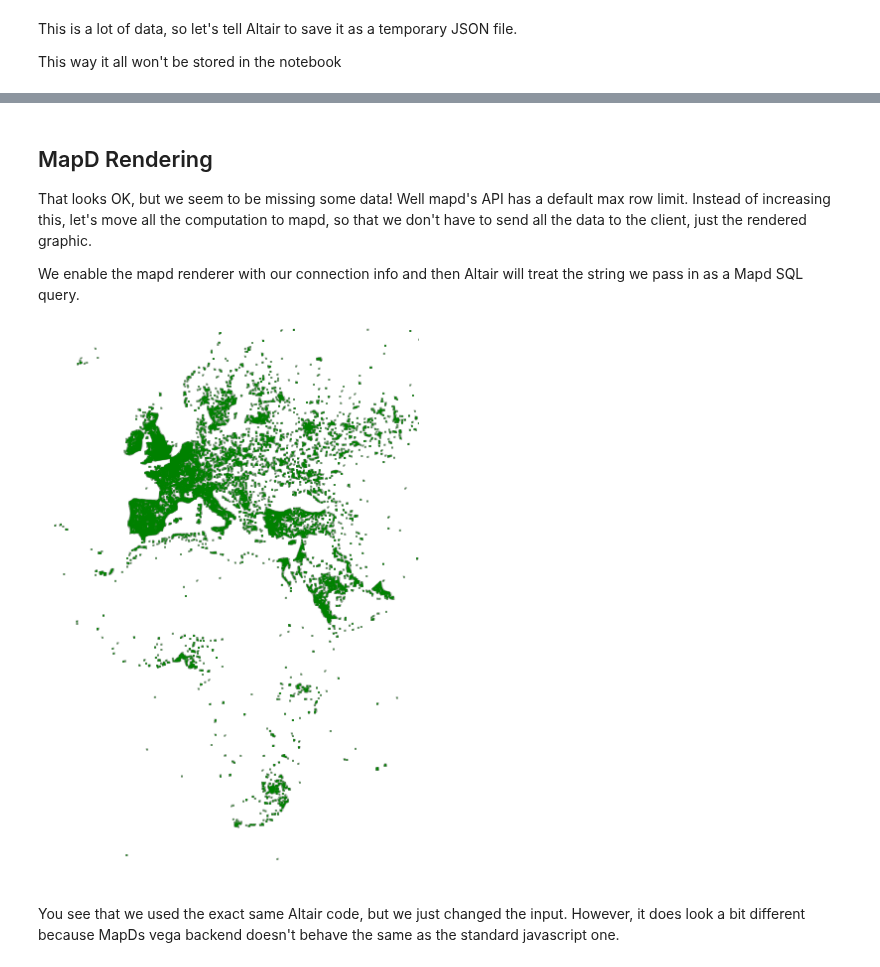
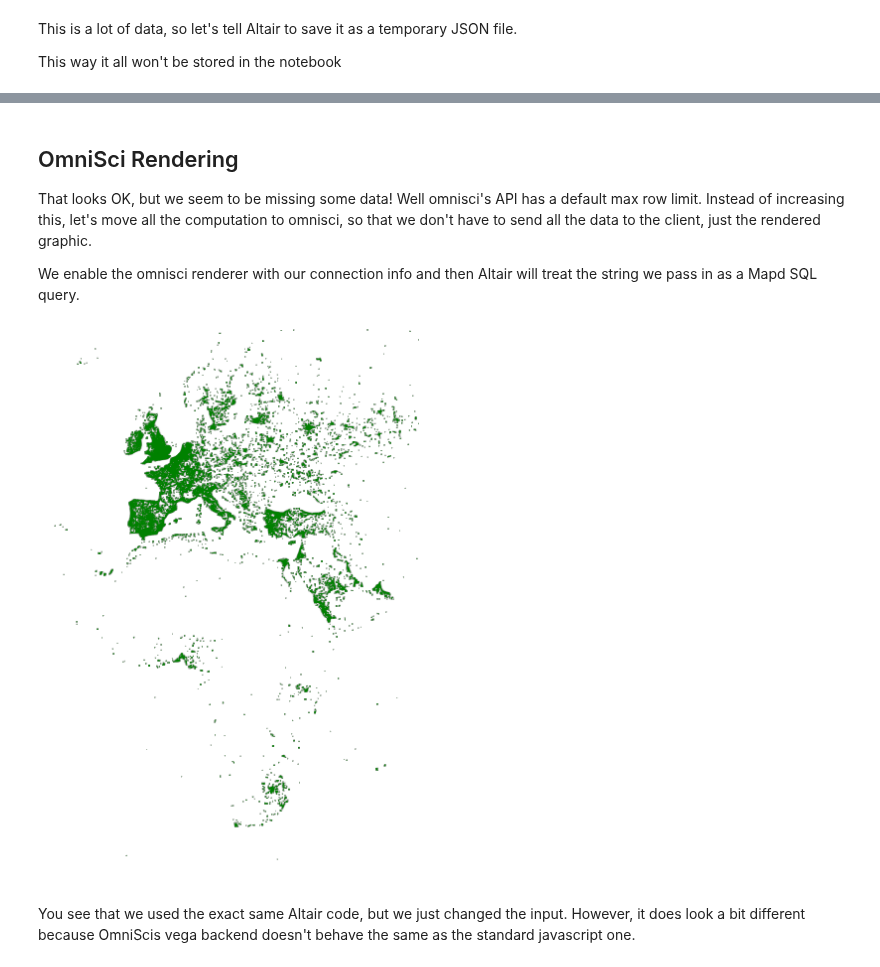
Before and after one commit to heavyai/jupyterlab-heavyai, a Jupyter notebook: Ibis + Altair.ipynb, the cells around one changed output, grey strips where cells are left out. Drawn from its saved outputs; the diff is of its cells as text; code cells hidden in the pictures.

Commit message:
Rebrand MapD to OmniSci.

```diff
--- a/Ibis + Altair.ipynb
+++ b/Ibis + Altair.ipynb
@@ -12,12 +12,12 @@ import mapd_renderer
 import ibis
 import altair as alt
 # %%
-mapd_cli = ibis.mapd.connect(
+omnisci_cli = ibis.mapd.connect(
     host='metis.mapd.com', user='mapd', password='HyperInteractive',
     port=443, database='mapd', protocol= 'https'
 )
 # %%
-t = mapd_cli.table('tweets_nov_feb')
+t = omnisci_cli.table('tweets_nov_feb')
 # %%
 expr = t[t.goog_x.name('x'), t.goog_y.name('y'), t.tweet_id.name('rowid')]
 print(expr.compile())
@@ -63,27 +63,27 @@ alt.Chart(df, width=384, height=564).mark_square(
 # %% [markdown]
-## MapD Rendering
+## OmniSci Rendering
 
-That looks OK, but we seem to be missing some data! Well mapd's API has a default max row limit. Instead of increasing this, let's move all the computation to mapd, so that
+That looks OK, but we seem to be missing some data! Well omnisci's API has a default max row limit. Instead of increasing this, let's move all the computation to omnisci, so that
 we don't have to send all the data to the client, just the rendered graphic.
 
-We enable the mapd renderer with our connection info and then Altair will treat the string we pass in as a Mapd SQL query.
+We enable the omnisci renderer with our connection info and then Altair will treat the string we pass in as a Mapd SQL query.
 # %%
-alt.renderers.enable('mapd', conn=mapd_cli)
+alt.renderers.enable('omnisci', conn=omnisci_cli)
 alt.Chart(expr.compile(), width=384, height=564).mark_square(
     color='green',
     size=2,
     clip=True
 ).encode(
     alt.X(
         'x:Q',
         scale=alt.Scale(domain=[-3650484.1235206556, 7413325.514451755], range='width')
     ),
     alt.Y(
         'y:Q',
         scale=alt.Scale(domain=[-5778161.9183506705, 10471808.487466192], range='height')
     ),
 )
 # %% [output]
-[figure, old version]
+[figure, new version]
 # %% [markdown]
-You see that we used the exact same Altair code, but we just changed the input. However, it does look a bit different because MapDs vega backend doesn't behave the same as the standard javascript one.
+You see that we used the exact same Altair code, but we just changed the input. However, it does look a bit different because OmniScis vega backend doesn't behave the same as the standard javascript one.
```
Also changed, not shown: parts of 4 cells of this notebook, 14 other files.
